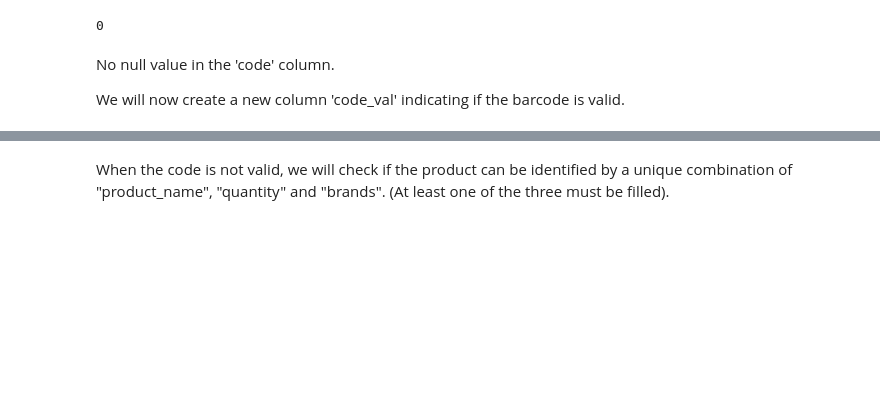
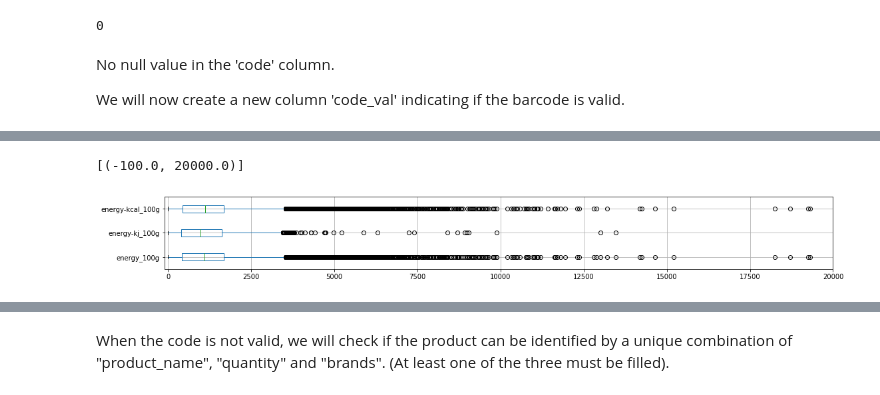
Before and after one commit to SmellyArmure/OC_DS_Project3, a Jupyter notebook: NOTEBOOKS/P3_Cleaning_1.ipynb, the cells around one changed output, grey strips where cells are left out. Cells and saved outputs as stored; diff of their text form; code cells hidden in the pictures; blank space fills up the shorter version.

```diff
--- a/NOTEBOOKS/P3_Cleaning_1.ipynb
+++ b/NOTEBOOKS/P3_Cleaning_1.ipynb
@@ -567,0 +771,6 @@ pctage of valid codes: 97.79%
+# %%
+df_e[['energy_100g', 'energy-kj_100g', 'energy-kcal_100g']].boxplot(vert=False, figsize=(18,2));
+plt.gca().set(xlim=(-100,20000))
+# %% [output]
+[(-100.0, 20000.0)]
+[figure, added]
```
Also changed, not shown: parts of 133 cells of this notebook, 3 other files.
